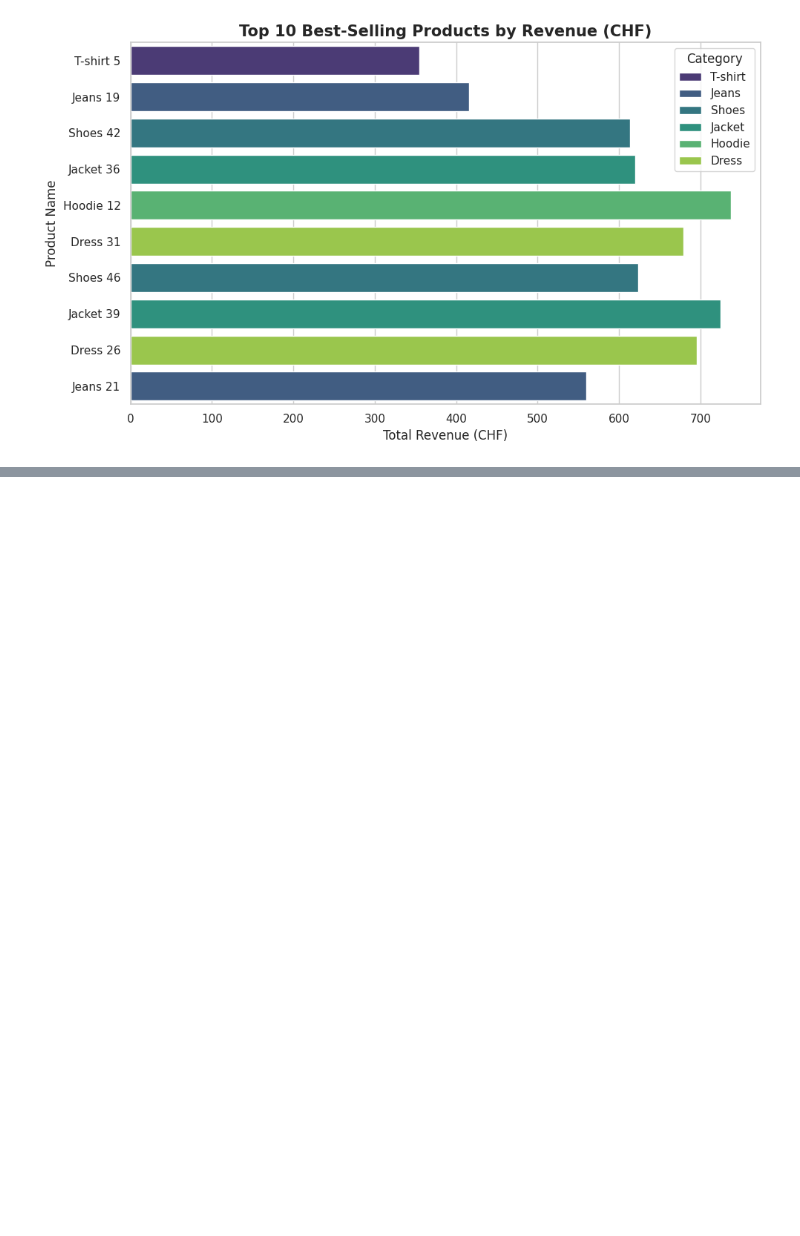
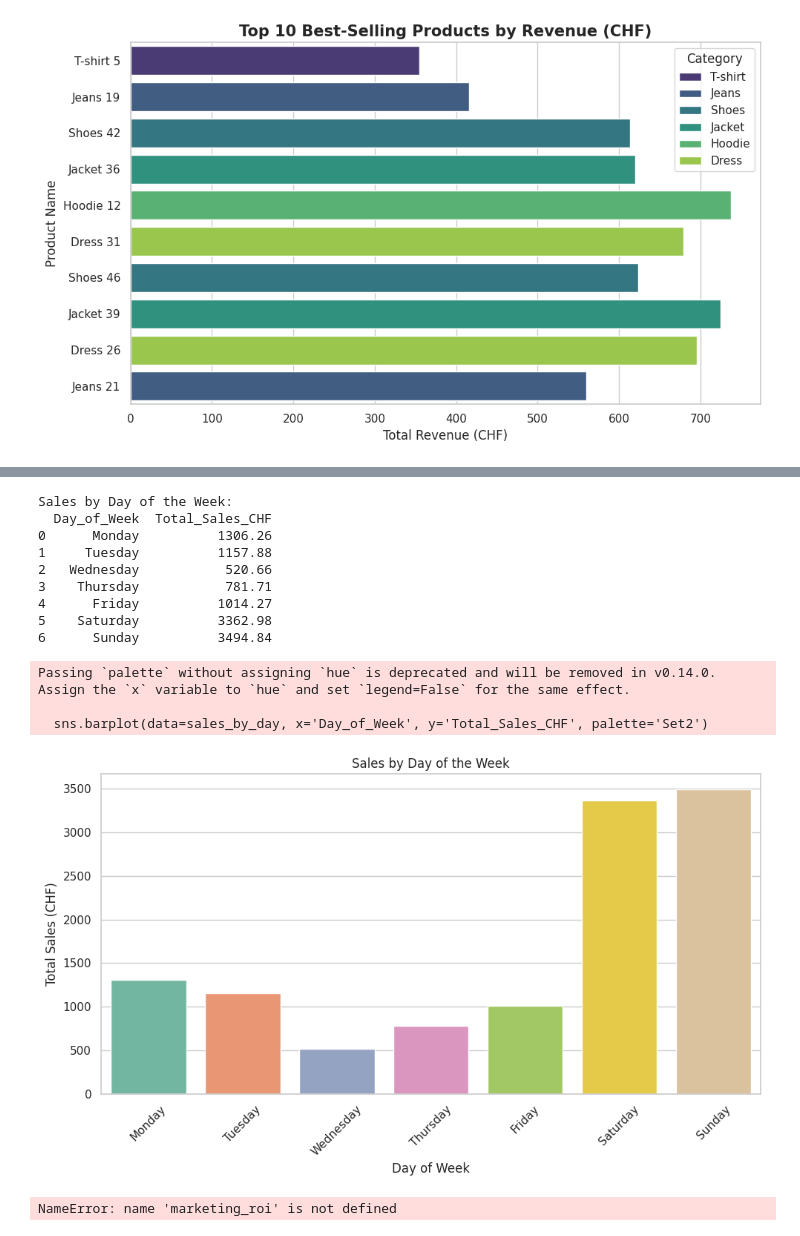
Before and after one commit to Mainabryan/-DropNet-Predicting-University-Dropout-Risk-in-Kenya, a Jupyter notebook: Swiss_clothing_brand.ipynb, the cells around one changed output, grey strips where cells are left out. Drawn from its saved outputs; the diff is of its cells as text; code cells hidden in the pictures; blank space fills up the shorter version.

```diff
--- a/Swiss_clothing_brand.ipynb
+++ b/Swiss_clothing_brand.ipynb
@@ -441,0 +546,68 @@ Top 10 Products Sold:
+# %%
+import pandas as pd
+import seaborn as sns
+import matplotlib.pyplot as plt
+
+# Load the Sales table (adjust file path as needed)
+sales_table = pd.read_csv('/content/sales_table-sheet1-sourcetable.csv')
+
+# Convert Date to datetime
+sales_table['Date'] = pd.to_datetime(sales_table['Date'])
+
+# Add day of week column
+sales_table['Day_of_Week'] = sales_table['Date'].dt.day_name()
+
+# Filter out returns (negative quantities) for positive sales only
+sales_positive = sales_table[sales_table['Quantity'] > 0]
+
+# Aggregate sales by day of week (sum Total_Price_CHF)
+sales_by_day = sales_positive.groupby('Day_of_Week')['Total_Price_CHF'].sum().reindex(
+    ['Monday', 'Tuesday', 'Wednesday', 'Thursday', 'Friday', 'Saturday', 'Sunday']
+).reset_index()
+
+# Rename columns for clarity
+sales_by_day.columns = ['Day_of_Week', 'Total_Sales_CHF']
+
+# Display the result
+print("Sales by Day of the Week:")
+print(sales_by_day)
+
+# Create a vertical bar plot with Seaborn
+plt.figure(figsize=(10, 6))
+sns.barplot(data=sales_by_day, x='Day_of_Week', y='Total_Sales_CHF', palette='Set2')
+plt.title('Sales by Day of the Week')
+plt.xlabel('Day of Week')
+plt.ylabel('Total Sales (CHF)')
+plt.xticks(rotation=45)
+plt.tight_layout()
+plt.show()
+# %% [output]
+Sales by Day of the Week:
+  Day_of_Week  Total_Sales_CHF
+0      Monday          1306.26
+1     Tuesday          1157.88
+2   Wednesday           520.66
+3    Thursday           781.71
+4      Friday          1014.27
+5    Saturday          3362.98
+6      Sunday          3494.84
+Passing `palette` without assigning `hue` is deprecated and will be removed in v0.14.0. Assign the `x` variable to `hue` and set `legend=False` for the same effect.
+
+  sns.barplot(data=sales_by_day, x='Day_of_Week', y='Total_Sales_CHF', palette='Set2')
+[figure, added]
+# %%
+avg_roi = (
+    marketing_roi.groupby('Channel')['ROI']
+    .mean()
+    .sort_values(ascending=False)
+)
+
+plt.figure(figsize=(8,5))
+sns.barplot(x=avg_roi.values, y=avg_roi.index, palette="crest")
+plt.title("Average ROI by Marketing Channel", fontsize=14, weight='bold')
+plt.xlabel("Return on Investment (ROI)")
+plt.ylabel("Marketing Channel")
+plt.tight_layout()
+plt.show()
+# %% [output]
+NameError: name 'marketing_roi' is not defined
```
Also changed, not shown: parts of 5 cells of this notebook.
